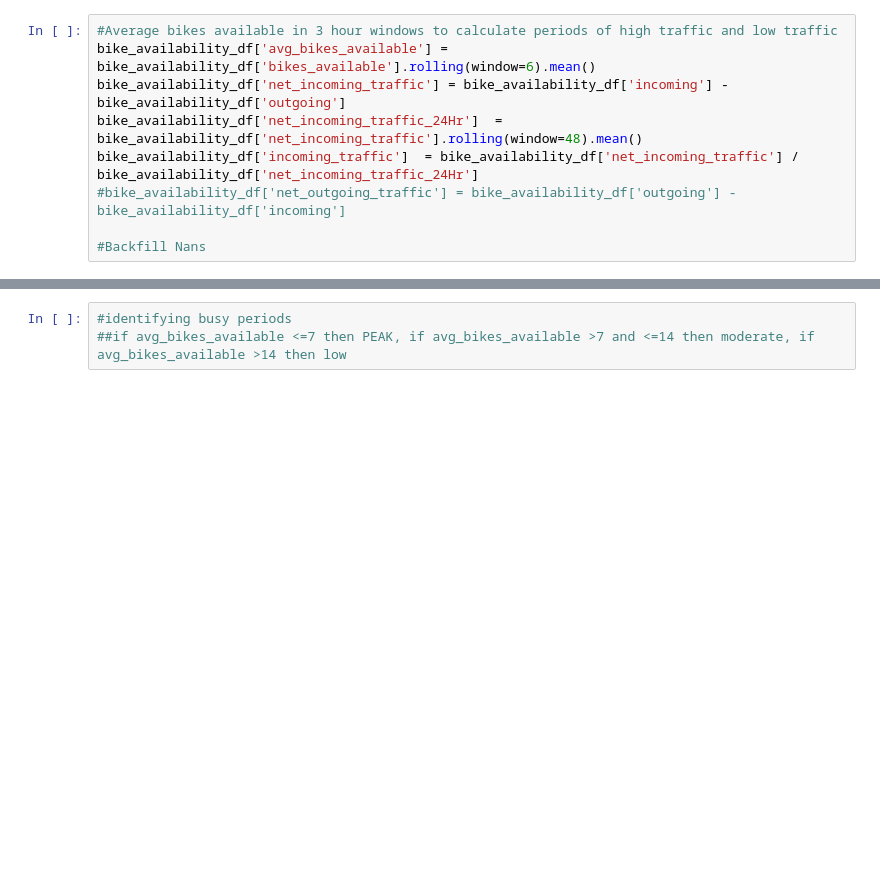
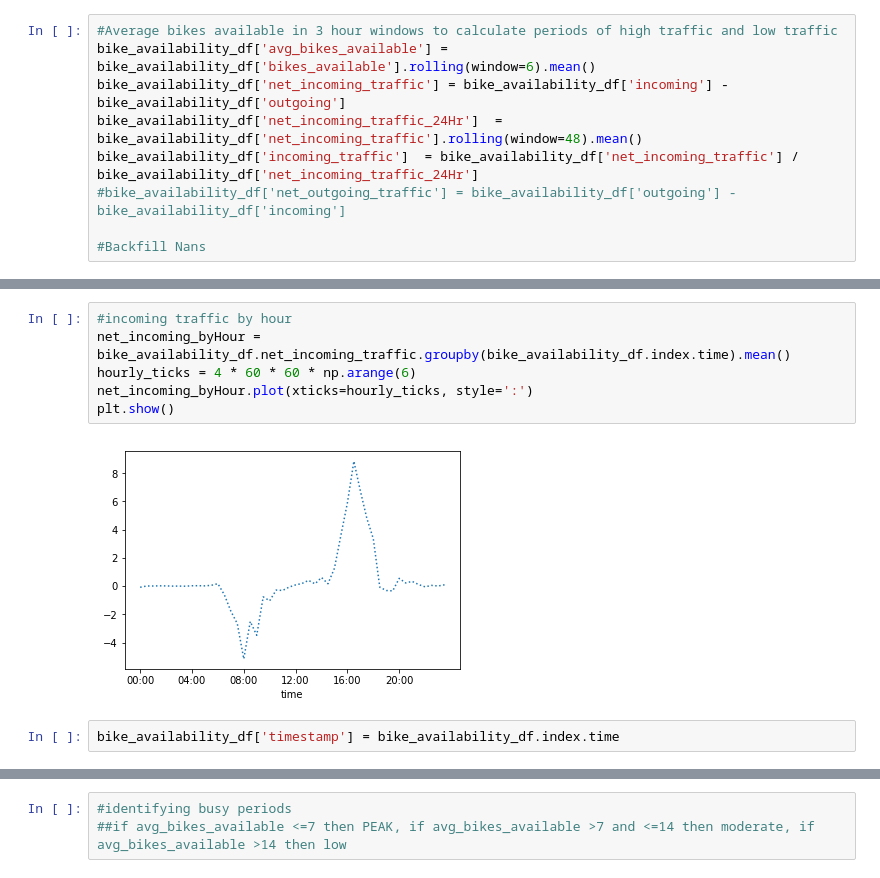
Before and after one commit to shantanurathore/CapstoneFinal, a Jupyter notebook: Capstone2_prod.ipynb, the cells around one changed output, grey strips where cells are left out. Saved outputs shown, nothing was run; the diff lists cells and outputs as text; blank space fills up the shorter version.

```diff
--- a/Capstone2_prod.ipynb
+++ b/Capstone2_prod.ipynb
@@ -545,0 +561,10 @@ bike_availability_df['incoming_traffic']  = bike_availability_df['net_incoming_t
+# %%
+#incoming traffic by hour
+net_incoming_byHour = bike_availability_df.net_incoming_traffic.groupby(bike_availability_df.index.time).mean()
+hourly_ticks = 4 * 60 * 60 * np.arange(6)
+net_incoming_byHour.plot(xticks=hourly_ticks, style=':')
+plt.show()
+# %% [output]
+[figure, added]
+# %%
+bike_availability_df['timestamp'] = bike_availability_df.index.time
```
Also changed, not shown: parts of 16 cells of this notebook.
